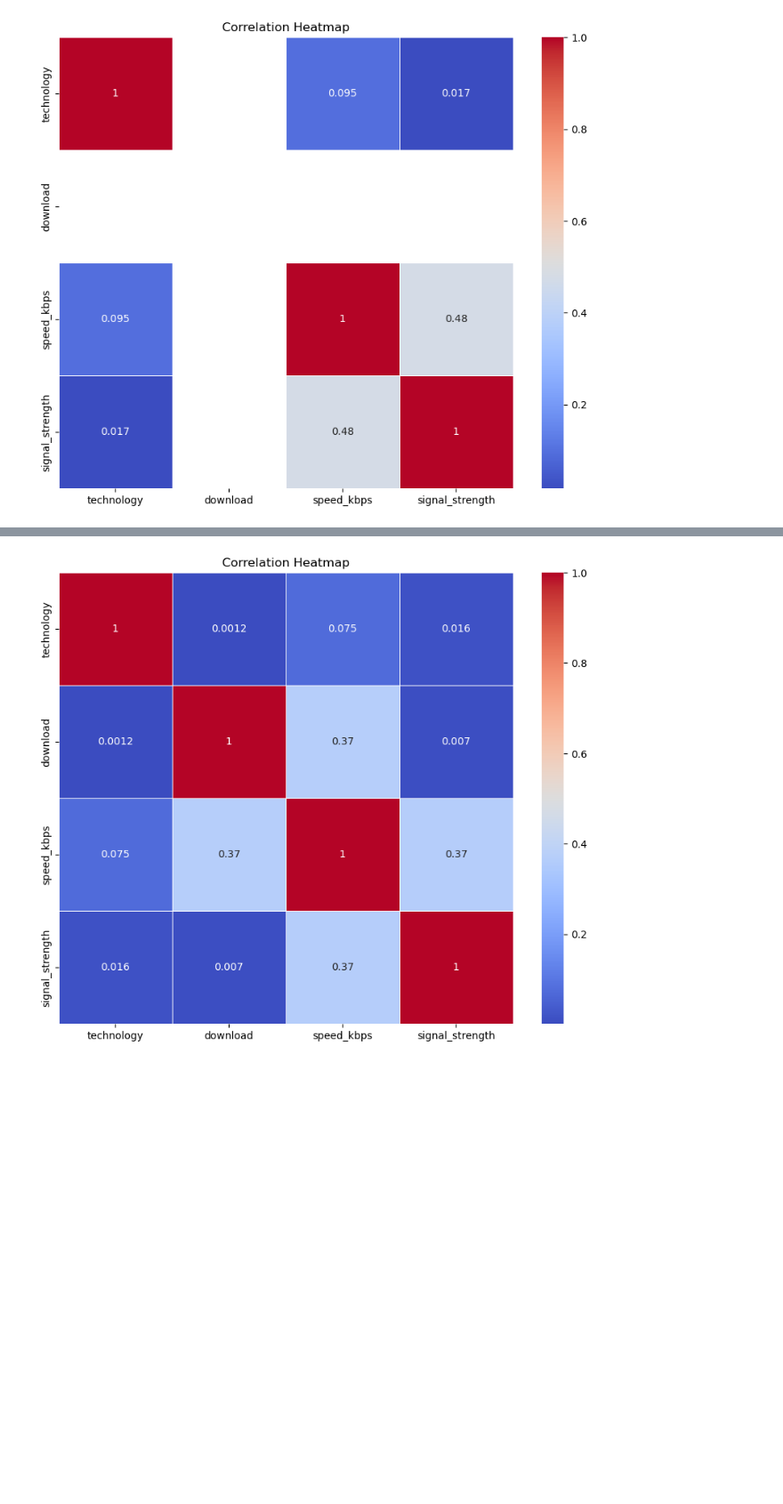
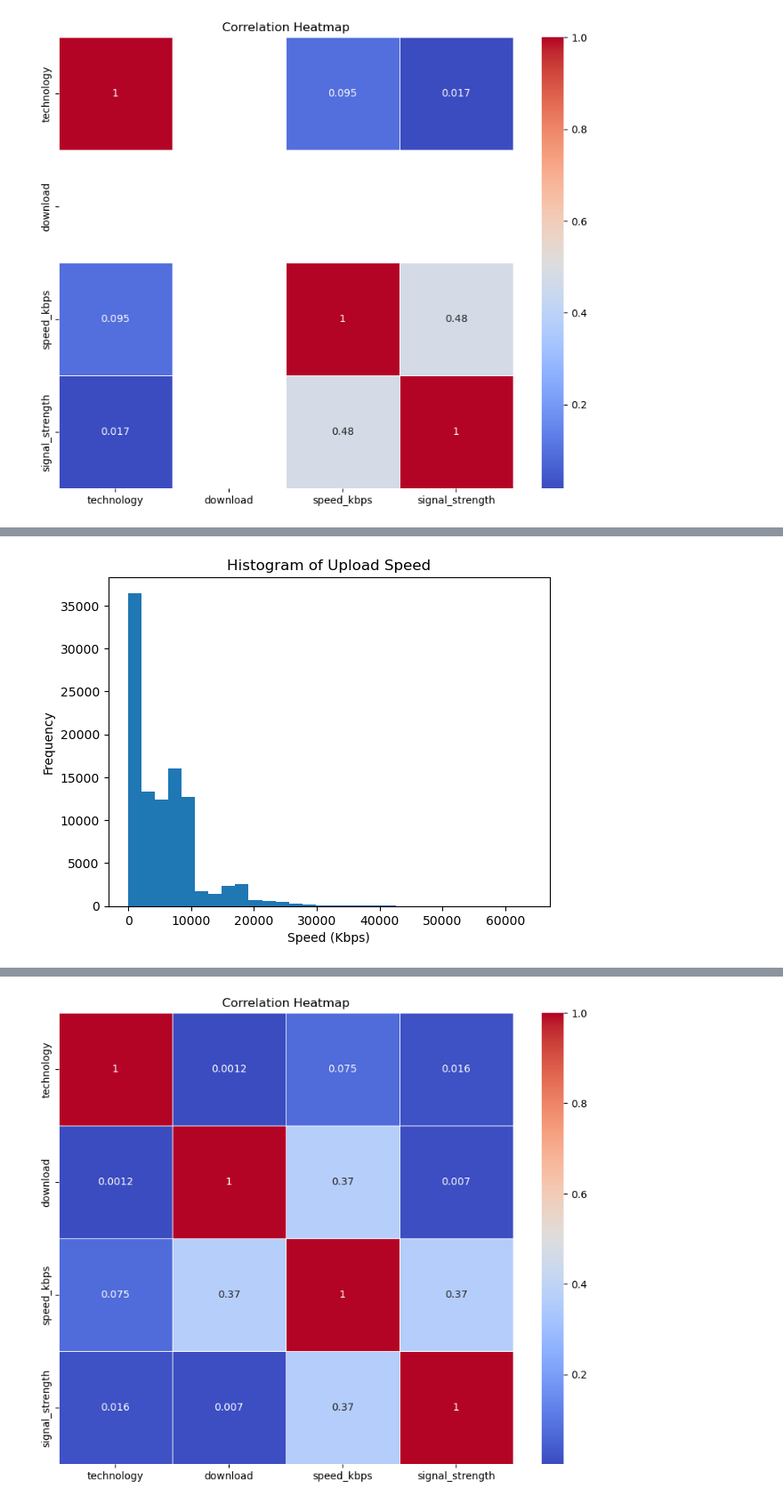
Before and after one commit to Theganeshpatil/MobileSpeedAnalysis, a Jupyter notebook: MobileSpeedAnalysis.ipynb, the cells around one changed output, grey strips where cells are left out. Shown at 89% size. Drawn from its saved outputs; the diff is of its cells as text; code cells hidden in the pictures; blank space fills up the shorter version.

```diff
--- a/MobileSpeedAnalysis.ipynb
+++ b/MobileSpeedAnalysis.ipynb
@@ -600,0 +634,13 @@ plt.show()
+# %%
+# Calculate Q1, Q3 and IQR
+Q1 = download_df['speed_kbps'].quantile(0.25)
+Q3 = download_df['speed_kbps'].quantile(0.75)
+IQR = Q3 - Q1
+
+# Define the range for outliers
+lower_limit = Q1 - 1.5 * IQR
+upper_limit = Q3 + 1.5 * IQR
+
+# Identify the outliers
+outliers = download_df[(download_df['speed_kbps'] < lower_limit) | (download_df['speed_kbps'] > upper_limit)]
+outliers
@@ -600,0 +661,3 @@ plt.show()
+# %%
+clean_upload_df = upload_df[upload_df['speed_kbps'] < upper_limit]
+clean_upload_df
@@ -600,0 +678,8 @@ plt.show()
+# %%
+plt.hist(clean_upload_df['speed_kbps'], bins=30)
+plt.xlabel('Speed (Kbps)')
+plt.ylabel('Frequency')
+plt.title('Histogram of Upload Speed')
+plt.show()
+# %% [output]
+[figure, added]
```
Also changed, not shown: parts of 48 cells of this notebook.
